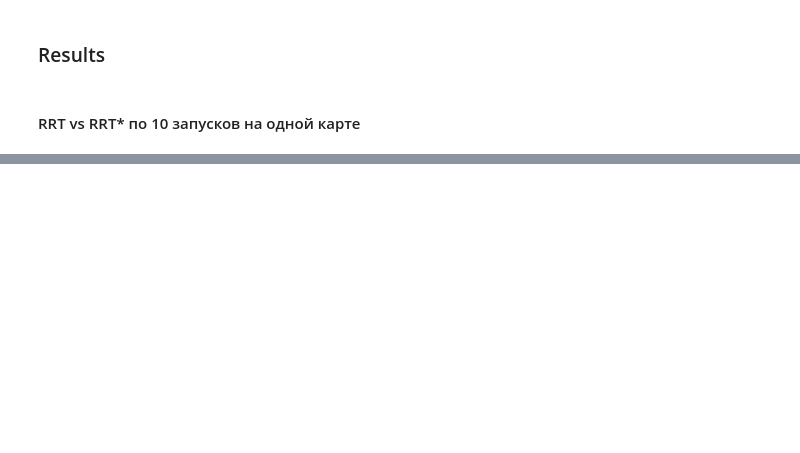
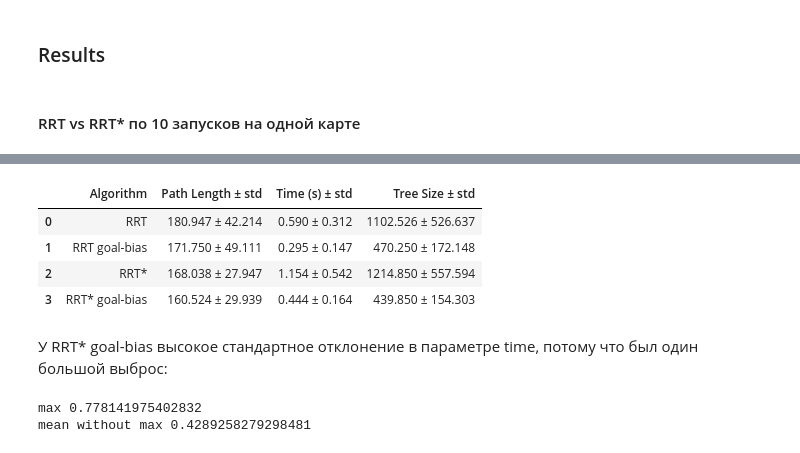
Before and after one commit to qrvmil/Manipulator, a Jupyter notebook: RRT/rrt_practice.ipynb, the cells around one changed output, grey strips where cells are left out. Drawn from its saved outputs; the diff is of its cells as text; code cells hidden in the pictures; blank space fills up the shorter version.

```diff
--- a/RRT/rrt_practice.ipynb
+++ b/RRT/rrt_practice.ipynb
@@ -754,0 +560,73 @@ plt.show()
+# %%
+RANDOM_SEED = 42
+random.seed(RANDOM_SEED)
+np.random.seed(RANDOM_SEED)
+def run_batch(algo_class, goal_bias, map, start, goal):
+    results = {"path_lengths": [], "times": [], "tree_sizes": []}
+
+    for _ in range(20):
+        if (algo_class == RRT):
+            algo = algo_class(map, start, goal, max_iter=3000, goal_bias=goal_bias, visualisation=False)
+        else:
+            algo = algo_class(map, start, goal, rewire_cnt=5, max_iter=3000, goal_bias=goal_bias, visualisation=False)
+
+        t0 = time.time()
+        goal_node = algo.run_rrt_star() if isinstance(algo, RRTStar) else algo.run_rrt()
+        t1 = time.time()
+
+        if goal_node.x is None:
+            continue
+
+        path_len = 0
+        cur = goal_node
+        while cur.parent:
+            path_len += np.linalg.norm([cur.x - cur.parent.x, cur.y - cur.parent.y])
+            cur = cur.parent
+
+        results["path_lengths"].append(path_len)
+        results["times"].append(t1 - t0)
+        results["tree_sizes"].append(algo.completed_iterations)
+
+    return results
+
+# Запуски
+rrt_plain = run_batch(RRT, 0.0, map, start, goal)
+rrt_bias = run_batch(RRT, 0.2, map, start, goal)
+rrt_star_plain = run_batch(RRTStar, 0.0, map, start, goal)
+rrt_star_bias = run_batch(RRTStar, 0.2, map, start, goal)
+
+# Сводная таблица
+def format_mean_std(values):
+    return f"{np.mean(values):.3f} ± {np.std(values):.3f}"
+
+summary = []
+
+for name, results in [
+    ("RRT", rrt_plain),
+    ("RRT goal-bias", rrt_bias),
+    ("RRT*", rrt_star_plain),
+    ("RRT* goal-bias", rrt_star_bias)
+]:
+    summary.append({
+        "Algorithm": name,
+        "Path Length ± std": format_mean_std(results["path_lengths"]),
+        "Time (s) ± std": format_mean_std(results["times"]),
+        "Tree Size ± std": format_mean_std(results["tree_sizes"])
+    })
+
+df_summary = pd.DataFrame(summary)
+df_summary
+# %% [output]
+|  | Algorithm | Path Length ± std | Time (s) ± std | Tree Size ± std |
+| 0 | RRT | 180.947 ± 42.214 | 0.590 ± 0.312 | 1102.526 ± 526.637 |
+| 1 | RRT goal-bias | 171.750 ± 49.111 | 0.295 ± 0.147 | 470.250 ± 172.148 |
+| 2 | RRT* | 168.038 ± 27.947 | 1.154 ± 0.542 | 1214.850 ± 557.594 |
+| 3 | RRT* goal-bias | 160.524 ± 29.939 | 0.444 ± 0.164 | 439.850 ± 154.303 |
+# %% [markdown]
+У RRT* goal-bias высокое стандартное отклонение в параметре time, потому что был один большой выброс:
+# %%
+print('max', max(rrt_star_bias['times']))
+print('mean without max', np.mean(rrt_star_bias['times'][0:1] + rrt_star_bias['times'][2:]))
+# %% [output]
+max 0.778141975402832
+mean without max 0.4289258279298481
```
Also changed, not shown: parts of 14 cells of this notebook.
